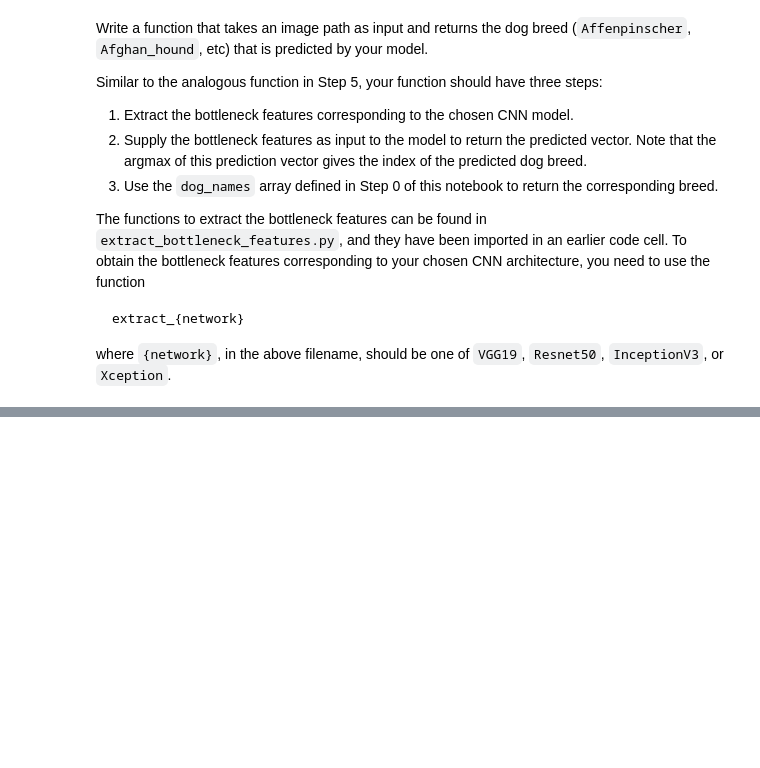
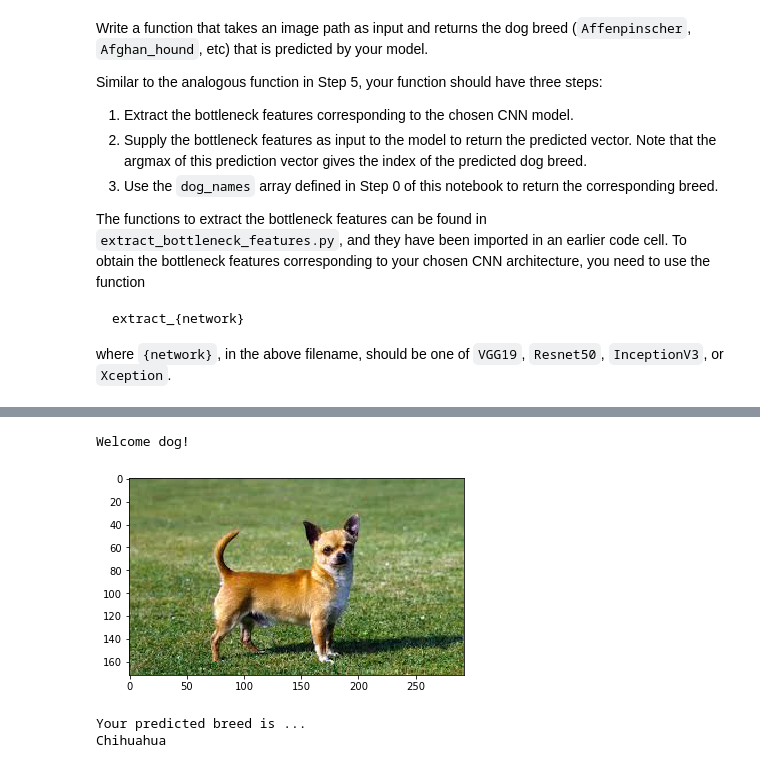
Before and after one commit to vnnoder/dog-project, a Jupyter notebook: dog_app.ipynb, the cells around one changed output, grey strips where cells are left out. Cells and saved outputs as stored; diff of their text form; code cells hidden in the pictures; blank space fills up the shorter version.

```diff
--- a/dog_app.ipynb
+++ b/dog_app.ipynb
@@ -627,0 +793,7 @@ __Answer:__
+# %%
+dog_breed_detector('test_images/chihuahua.jpeg')
+# %% [output]
+Welcome dog!
+[figure, added]
+Your predicted breed is ...
+Chihuahua
```
Also changed, not shown: parts of 39 cells of this notebook, 5 other files.
